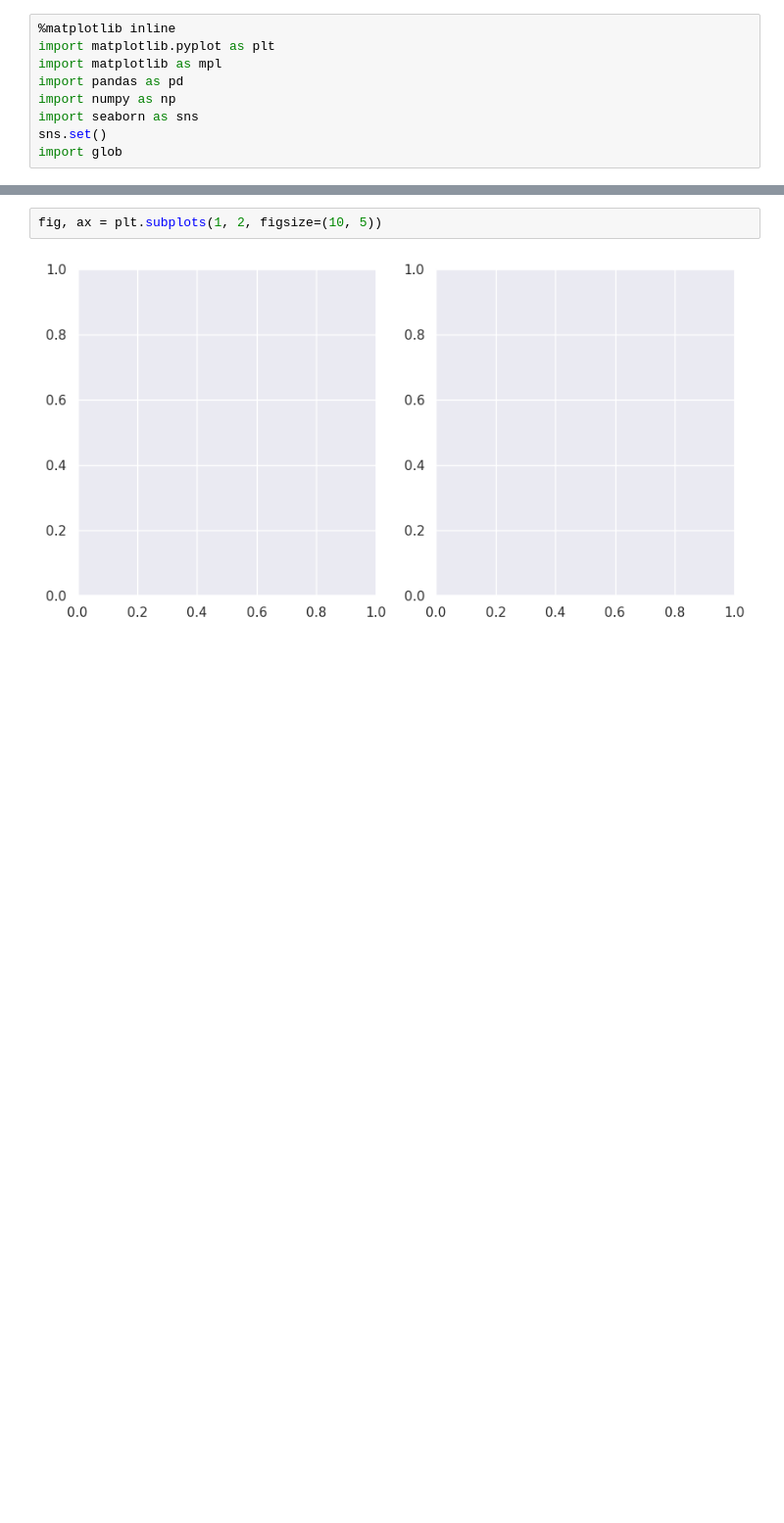
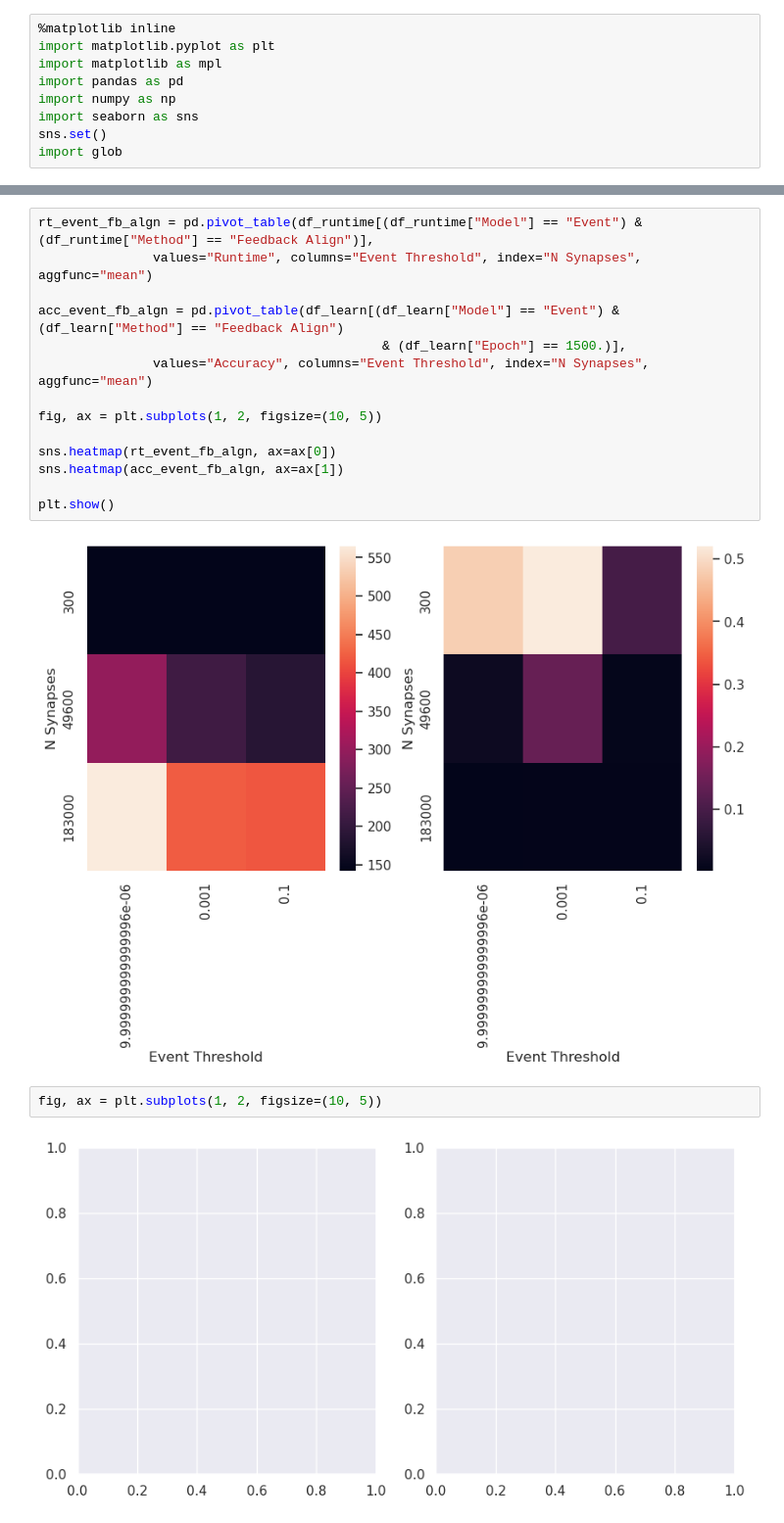
Before and after one commit to FabianSchubert/microcircuit_network, a Jupyter notebook: mc/analysis_notebooks/Randman_Analysis.ipynb, the cells around one changed output, grey strips where cells are left out. Shown at 98% size. Drawn from its saved outputs; the diff is of its cells as text; blank space fills up the shorter version.

```diff
--- a/mc/analysis_notebooks/Randman_Analysis.ipynb
+++ b/mc/analysis_notebooks/Randman_Analysis.ipynb
@@ -28,3 +51,19 @@ df_runtime["N Synapses"] = df_runtime["N Input"] * df_runtime["N Hidden"] +  df_
+# %%
+rt_event_fb_algn = pd.pivot_table(df_runtime[(df_runtime["Model"] == "Event") & (df_runtime["Method"] == "Feedback Align")],
+               values="Runtime", columns="Event Threshold", index="N Synapses", aggfunc="mean")
+
+acc_event_fb_algn = pd.pivot_table(df_learn[(df_learn["Model"] == "Event") & (df_learn["Method"] == "Feedback Align")
+                                             & (df_learn["Epoch"] == 1500.)],
+               values="Accuracy", columns="Event Threshold", index="N Synapses", aggfunc="mean")
+
+fig, ax = plt.subplots(1, 2, figsize=(10, 5))
+
+sns.heatmap(rt_event_fb_algn, ax=ax[0])
+sns.heatmap(acc_event_fb_algn, ax=ax[1])
+
+plt.show()
+# %% [output]
+[figure, added]
 # %%
 fig, ax = plt.subplots(1, 2, figsize=(10, 5))
 # %% [output]
```
Also changed, not shown: parts of 4 cells of this notebook, 32 other files.
